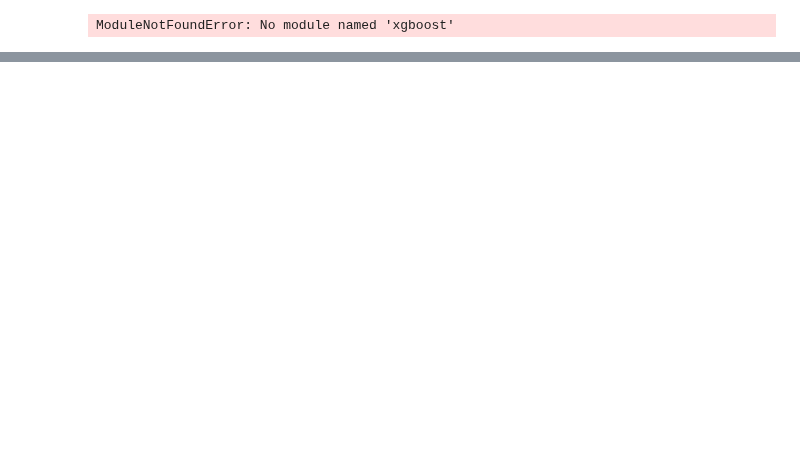
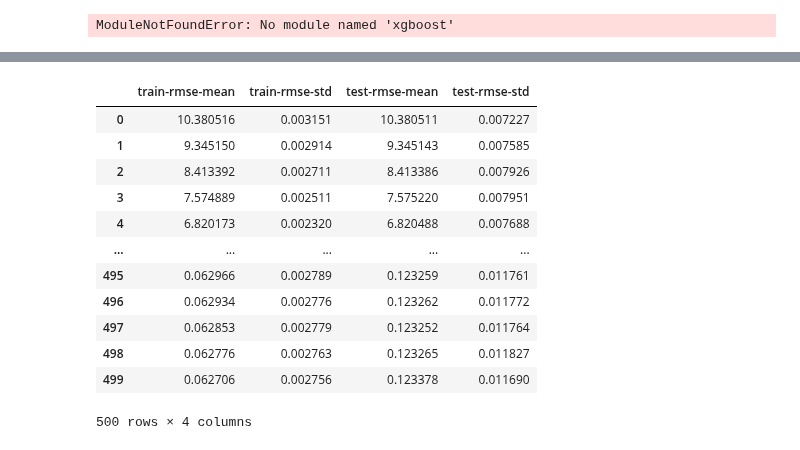
Before and after one commit to suhyun-cho/Dive-to-Kaggle, a Jupyter notebook: House-Prices/Regularized Linear Models.ipynb, the cells around one changed output, grey strips where cells are left out. Cells and saved outputs as stored; diff of their text form; code cells hidden in the pictures; blank space fills up the shorter version.

```diff
--- a/House-Prices/Regularized Linear Models.ipynb
+++ b/House-Prices/Regularized Linear Models.ipynb
@@ -413,0 +328,16 @@ Command "/Users/suhyun/anaconda3/envs/suhyun2/bin/python -u -c "import setuptool
+# %%
+model
+# %% [output]
+|  | train-rmse-mean | train-rmse-std | test-rmse-mean | test-rmse-std |
+| 0 | 10.380516 | 0.003151 | 10.380511 | 0.007227 |
+| 1 | 9.345150 | 0.002914 | 9.345143 | 0.007585 |
+| 2 | 8.413392 | 0.002711 | 8.413386 | 0.007926 |
+| 3 | 7.574889 | 0.002511 | 7.575220 | 0.007951 |
+| 4 | 6.820173 | 0.002320 | 6.820488 | 0.007688 |
+| ... | ... | ... | ... | ... |
+| 495 | 0.062966 | 0.002789 | 0.123259 | 0.011761 |
+| 496 | 0.062934 | 0.002776 | 0.123262 | 0.011772 |
+| 497 | 0.062853 | 0.002779 | 0.123252 | 0.011764 |
+| 498 | 0.062776 | 0.002763 | 0.123265 | 0.011827 |
+| 499 | 0.062706 | 0.002756 | 0.123378 | 0.011690 |
+500 rows × 4 columns
```
Also changed, not shown: parts of 26 cells of this notebook.
